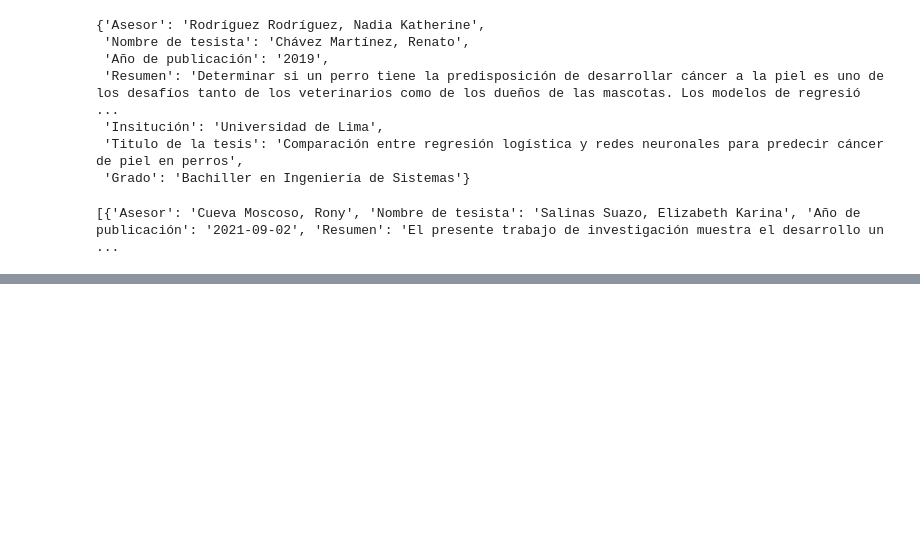
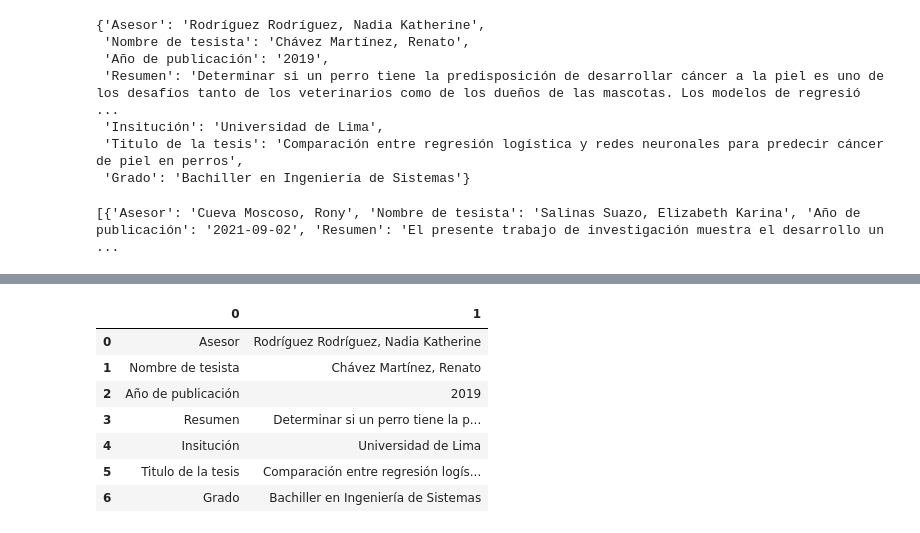
Before and after one commit to allisonleon/lp2-trabajo-final, a Jupyter notebook: lp2.ipynb, the cells around one changed output, grey strips where cells are left out. Drawn from its saved outputs; the diff is of its cells as text; code cells hidden in the pictures; blank space fills up the shorter version.

```diff
--- a/lp2.ipynb
+++ b/lp2.ipynb
@@ -219,0 +235,27 @@ df.to_csv('all_tesis.csv', index=False, header=True, encoding="utf-8")
+# %%
+#Utilizando nuevamente este código
+def listToDic(lst):
+    res_dct = {lst[i]: lst[i + 1] for i in range(0, len(lst), 2)}
+    return res_dct
+#Crearemos una funcion que nos devuelva toda la metadata requerida de una tesis, el parametro de entrada será el link de la tesis, por ejemplo : https://repositorio.ulima.edu.pe/handle/20.500.12724/8401?show=full
+import requests
+from bs4 import BeautifulSoup
+def getDatos(linkTesis):
+   diccionario_datos = {}
+   html_doc = requests.get(linkTesis).text
+   soup = BeautifulSoup(html_doc, 'html.parser')
+   search = soup.find_all("tr",class_="ds-table-row")
+   for fila in search:
+     columnas = listToDic(list(map(lambda x: x.string, fila.find_all("td")))[0:2])
+     diccionario_datos.update(columnas)
+   #Vamos a filtrar los datos que estamos buscando
+   targets = list(targets_data.keys())
+   response = {key:  diccionario_datos[key] for key in  diccionario_datos.keys() if key in targets}
+   #Modificaremos las claves del diccionario
+   response = dict([(targets_data.get(key), value) for key, value in response.items()])
+#Agregaremos este comando para obtener una lista
+   response = list(response.items())
+   return response
+
+#Ejemplo
+getDatos("https://repositorio.ulima.edu.pe/handle/20.500.12724/8401?show=full")
@@ -219,0 +272,17 @@ df.to_csv('all_tesis.csv', index=False, header=True, encoding="utf-8")
+# %%
+# Le damos una variable ULima
+ULima = getDatos("https://repositorio.ulima.edu.pe/handle/20.500.12724/8401?show=full")
+# %%
+#Mostrando solo un repositorio de la ULima
+import pandas as pd
+df2 = pd.DataFrame(ULima)
+df2
+# %% [output]
+|  | 0 | 1 |
+| 0 | Asesor | Rodríguez Rodríguez, Nadia Katherine |
+| 1 | Nombre de tesista | Chávez Martínez, Renato |
+| 2 | Año de publicación | 2019 |
+| 3 | Resumen | Determinar si un perro tiene la p... |
+| 4 | Insitución | Universidad de Lima |
+| 5 | Titulo de la tesis | Comparación entre regresión logís... |
+| 6 | Grado | Bachiller en Ingeniería de Sistemas |
```
Also changed, not shown: parts of 3 cells of this notebook, 3 other files.
